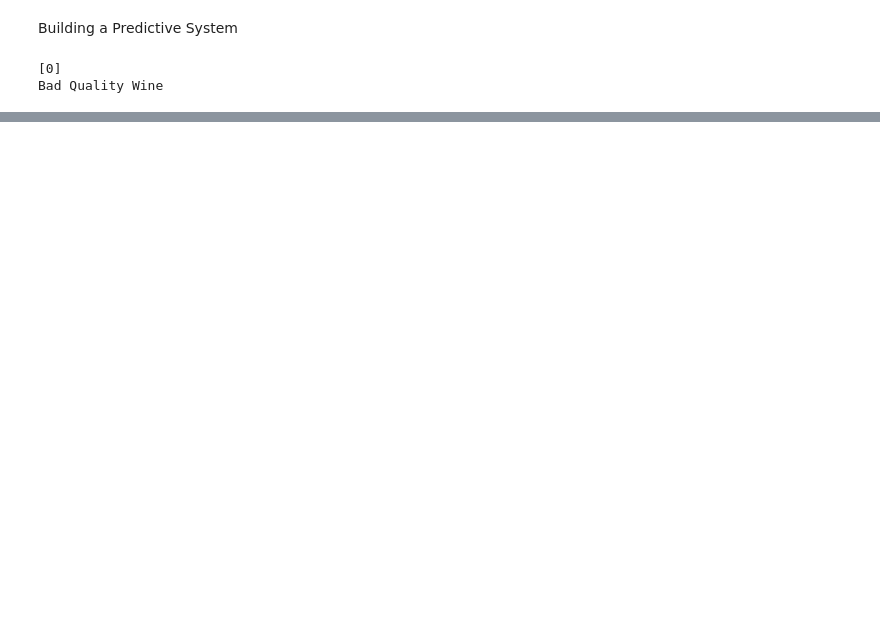
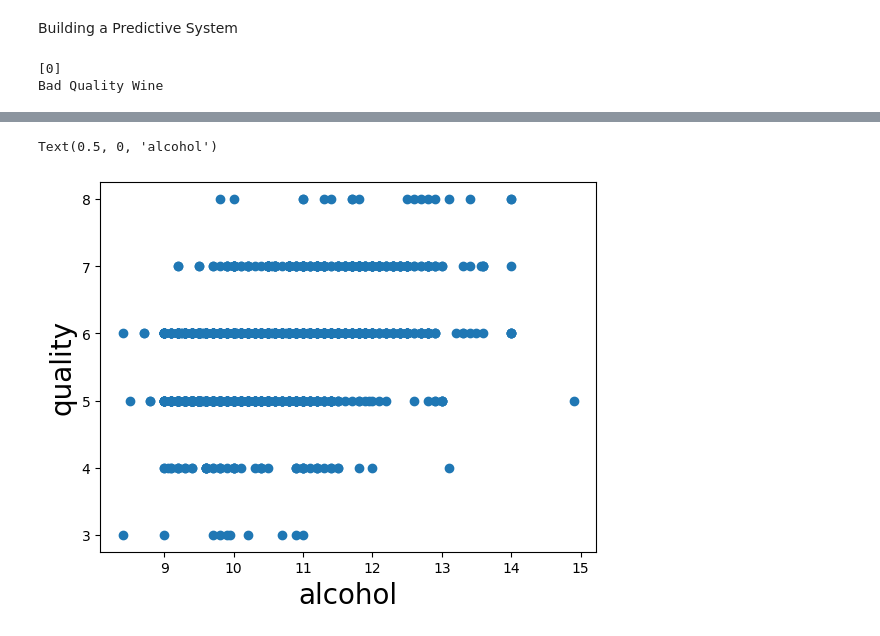
Before and after one commit to Abhishek3102/ML, a Jupyter notebook: Project_7_Wine_Quality_Prediction.ipynb, the cells around one changed output, grey strips where cells are left out. Cells and saved outputs as stored; diff of their text form; code cells hidden in the pictures; blank space fills up the shorter version.

```diff
--- a/Project_7_Wine_Quality_Prediction.ipynb
+++ b/Project_7_Wine_Quality_Prediction.ipynb
@@ -197,0 +220,2 @@ Bad Quality Wine
+# %%
+df = pd.read_csv("/content/winequality-red.csv")
@@ -197,0 +235,7 @@ Bad Quality Wine
+# %%
+plt.scatter(df['alcohol'], df['quality'])
+plt.ylabel('quality', size=20)
+plt.xlabel('alcohol', size=20)
+# %% [output]
+Text(0.5, 0, 'alcohol')
+[figure, added]
```
Also changed, not shown: parts of 12 cells of this notebook.
